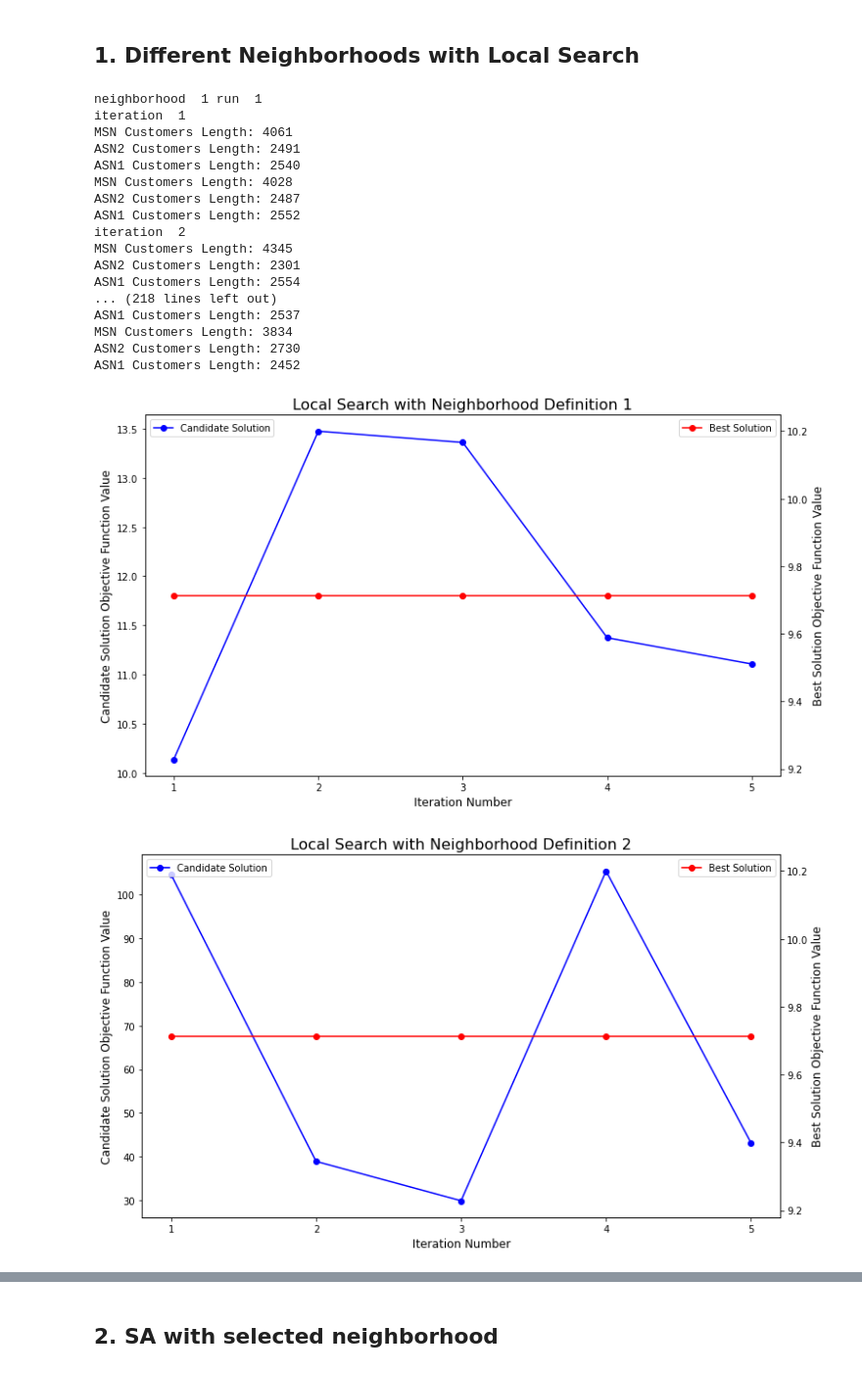
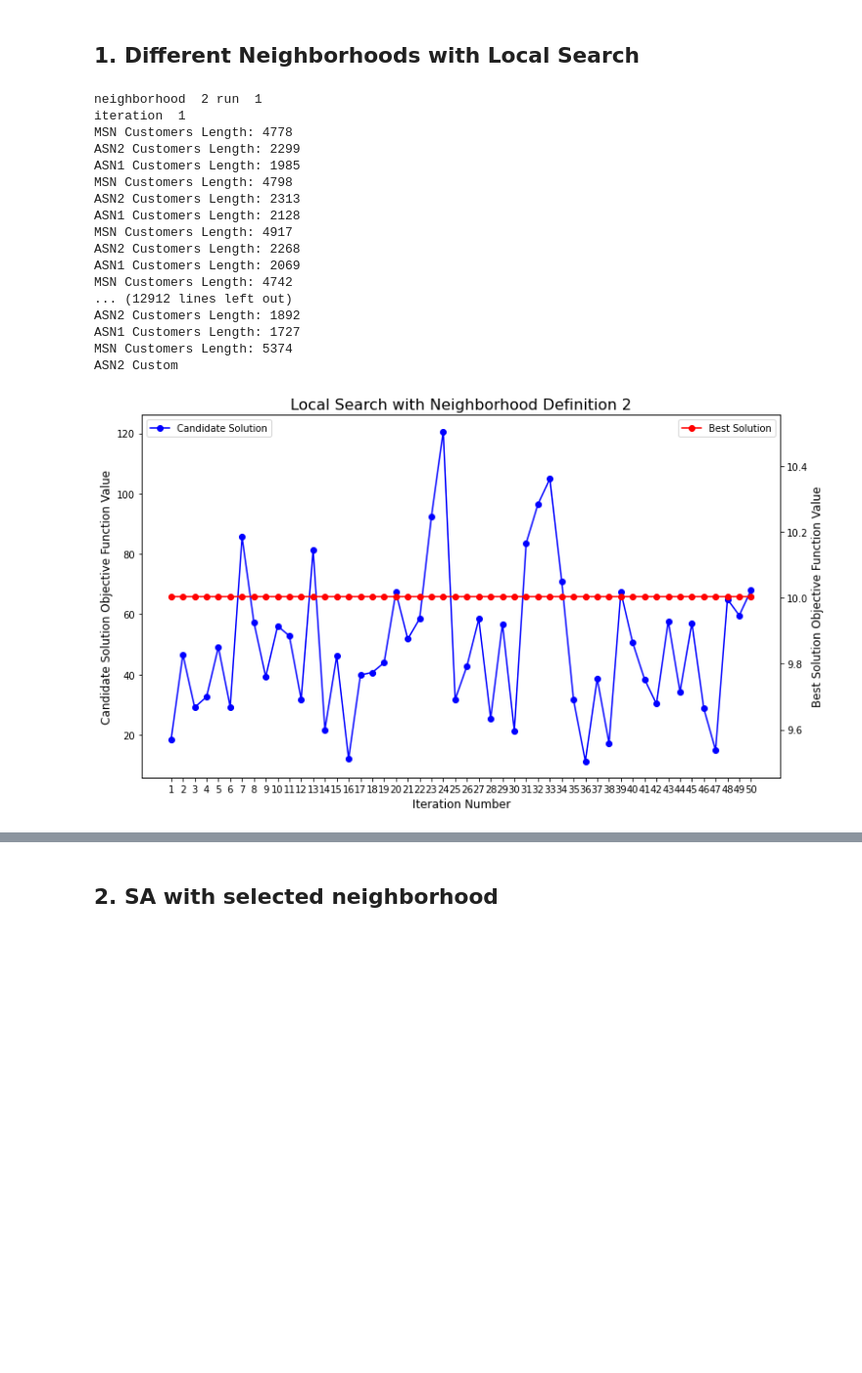
Before and after one commit to TengXu94/simulation-and-optimization, a Jupyter notebook: group_5_project/Group_5_Simulation.ipynb, the cells around one changed output, grey strips where cells are left out. Shown: that part at 98% size. Drawn from its saved outputs; the diff is of its cells as text; code cells hidden in the pictures; blank space fills up the shorter version.

Commit message:
change init solution

```diff
--- a/group_5_project/Group_5_Simulation.ipynb
+++ b/group_5_project/Group_5_Simulation.ipynb
@@ -1804,7 +1804,7 @@ def SM_DM(method):
 # %% [markdown]
 # Experiments
 # %%
-init_sol = constructionHeuristic("average")
+init_sol = Solution([8, 4, 1, 7], [6, 5, 3], "average")
 rg_ = Generator(PCG64(42069))
 n_iteration = 50
 # %% [output]
@@ -1820,33 +1831,32 @@ ASN1 Customers Length: 2458
 n_run = 1
 # %%
 times, objectives, ngh, runs = [], [], [], []
-for k in range(1,5):
+for k in range(2,3):
     for i in range(1, n_run+1):
         print("neighborhood ", k, "run ", i)
         ngh.append(k)
         runs.append(i)
         local_search_average = LocalSearch(rg_, init_sol, n_iteration, wt_obj='average')
         local_search_average.run(which_neighbor=k)
         times.append(local_search_average.time)
         objectives.append(local_search_average.best_value)
         local_search_average.plot_ls(k, which_run=i)
 # %% [output]
-neighborhood  1 run  1
+neighborhood  2 run  1
 iteration  1
-MSN Customers Length: 4061
-ASN2 Customers Length: 2491
-ASN1 Customers Length: 2540
-MSN Customers Length: 4028
-ASN2 Customers Length: 2487
-ASN1 Customers Length: 2552
-iteration  2
-MSN Customers Length: 4345
-ASN2 Customers Length: 2301
-ASN1 Customers Length: 2554
-... (218 lines left out)
-ASN1 Customers Length: 2537
-MSN Customers Length: 3834
-ASN2 Customers Length: 2730
-ASN1 Customers Length: 2452
+MSN Customers Length: 4778
+ASN2 Customers Length: 2299
+ASN1 Customers Length: 1985
+MSN Customers Length: 4798
+ASN2 Customers Length: 2313
+ASN1 Customers Length: 2128
+MSN Customers Length: 4917
+ASN2 Customers Length: 2268
+ASN1 Customers Length: 2069
+MSN Customers Length: 4742
+... (12912 lines left out)
+ASN2 Customers Length: 1892
+ASN1 Customers Length: 1727
+MSN Customers Length: 5374
+ASN2 Custom
-[figure, old version]
+[figure, new version]
-[figure, removed]
```
Also changed, not shown: parts of 11 cells of this notebook, 18 other files.
